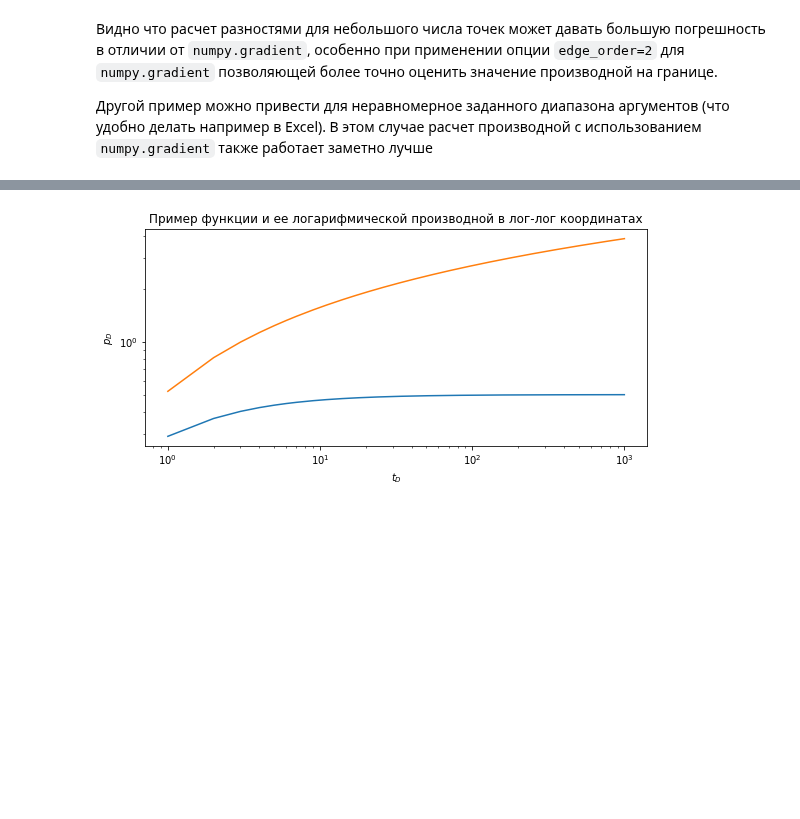
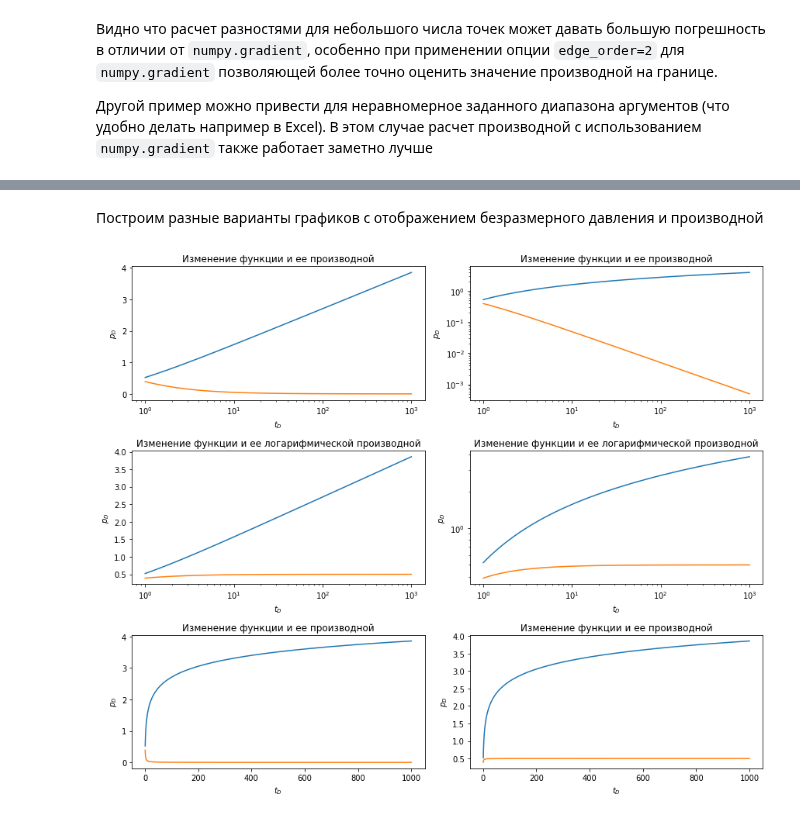
Before and after one commit to khabibullinra/welltest_examples, a Jupyter notebook: jupyter/12_transient_solutions_Laplace.ipynb, the cells around one changed output, grey strips where cells are left out. Drawn from its saved outputs; the diff is of its cells as text; code cells hidden in the pictures; blank space fills up the shorter version.

```diff
--- a/jupyter/12_transient_solutions_Laplace.ipynb
+++ b/jupyter/12_transient_solutions_Laplace.ipynb
@@ -866,17 +840,56 @@ plt.show()
-# %%
-td = np.arange(1, 1000, 1)
-rr = 1
-
-plt.plot(td[:-1], np.diff(pd_ei(td))/np.diff(td)*td[:-1])
-plt.plot(td, pd_ei(td) )
-
-plt.title("Пример функции и ее логарифмической производной в лог-лог координатах")
-plt.xlabel("$t_D$")
-plt.ylabel("$p_D$")
-
-plt.xscale('log')
-plt.yscale('log')
-
-plt.show()
-# %% [output]
-[figure, removed]
+# %% [markdown]
+Построим разные варианты графиков с отображением безразмерного давления и производной
+# %%
+td = np.logspace(0, 3, 100)
+rr = 1
+pd = pd_ei(td)
+dpd_dtd = np.gradient(pd_ei(td), td, edge_order=2)
+dpd_dlntd = np.gradient(pd_ei(td), np.log(td), edge_order=2)
+
+fig, ax = plt.subplots(3,2, figsize=(12,10))
+ax[0,0].set_title("Изменение функции и ее производной")
+ax[0,0].plot(td, pd_ei(td) )
+ax[0,0].plot(td, dpd_dtd)
+ax[0,0].set_xscale('log')
+ax[0,0].set_xlabel("$t_D$")
+ax[0,0].set_ylabel("$p_D$")
+
+ax[0,1].set_title("Изменение функции и ее производной")
+ax[0,1].plot(td, pd_ei(td) )
+ax[0,1].plot(td, dpd_dtd)
+ax[0,1].set_xscale('log')
+ax[0,1].set_yscale('log')
+ax[0,1].set_xlabel("$t_D$")
+ax[0,1].set_ylabel("$p_D$")
+
+ax[1,0].set_title("Изменение функции и ее логарифмической производной")
+ax[1,0].plot(td, pd_ei(td) )
+ax[1,0].plot(td, dpd_dlntd)
+ax[1,0].set_xscale('log')
+ax[1,0].set_xlabel("$t_D$")
+ax[1,0].set_ylabel("$p_D$")
+
+ax[1,1].set_title("Изменение функции и ее логарифмической производной")
+ax[1,1].plot(td, pd_ei(td) )
+ax[1,1].plot(td, dpd_dlntd)
+ax[1,1].set_xscale('log')
+ax[1,1].set_yscale('log')
+ax[1,1].set_xlabel("$t_D$")
+ax[1,1].set_ylabel("$p_D$")
+
+ax[2,0].set_title("Изменение функции и ее производной")
+ax[2,0].plot(td, pd_ei(td) )
+ax[2,0].plot(td, dpd_dtd)
+ax[2,0].set_xlabel("$t_D$")
+ax[2,0].set_ylabel("$p_D$")
+
+ax[2,1].set_title("Изменение функции и ее производной")
+ax[2,1].plot(td, pd_ei(td) )
+ax[2,1].plot(td, dpd_dlntd)
+ax[2,1].set_xlabel("$t_D$")
+ax[2,1].set_ylabel("$p_D$")
+
+plt.tight_layout()
+plt.show()
+# %% [output]
+[figure, added]
```
Also changed, not shown: parts of 20 cells of this notebook, 1 other file.
